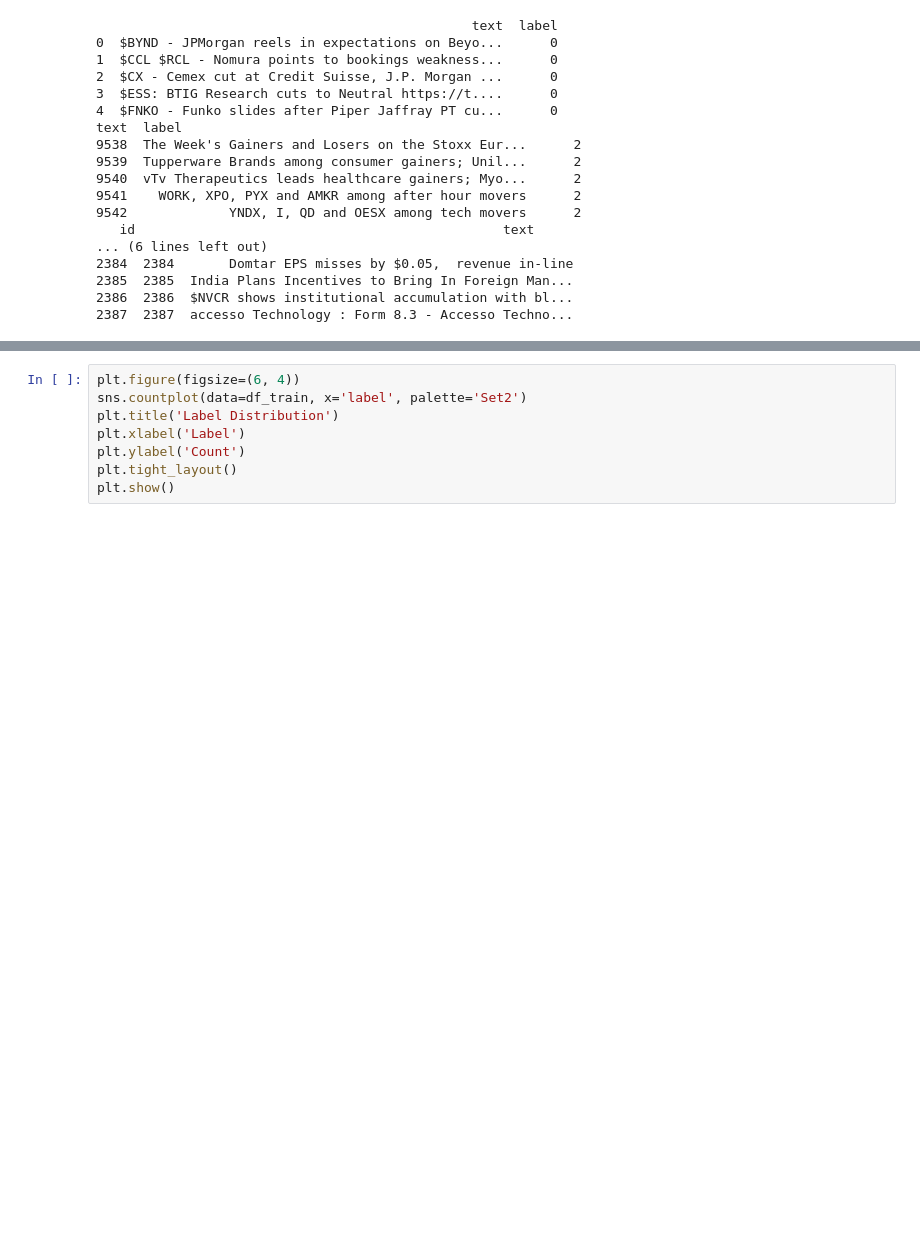
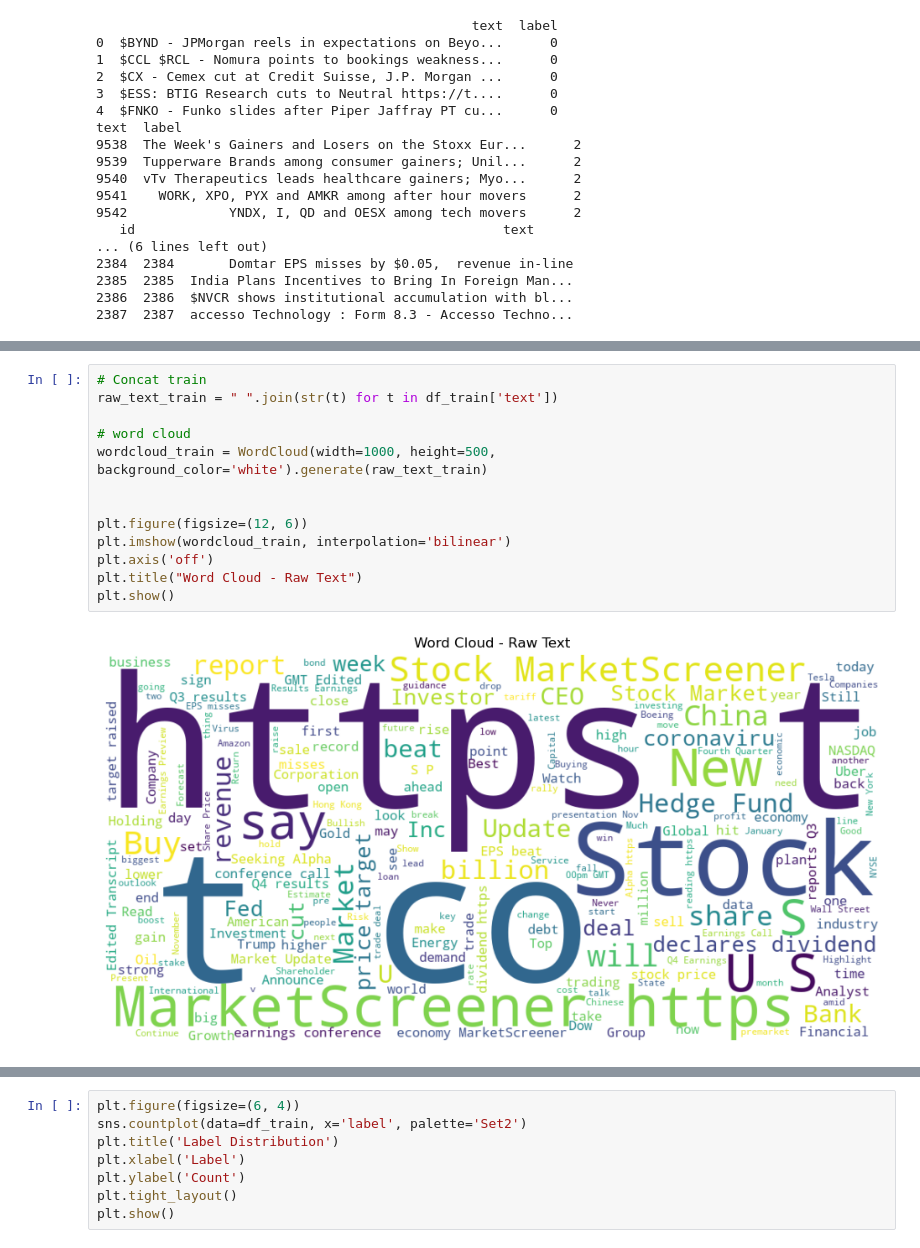
Before and after one commit to rmiranda37/text_mining_2025, a Jupyter notebook: Rafael/tm_project_rb.ipynb, the cells around one changed output, grey strips where cells are left out. Saved outputs shown, nothing was run; the diff lists cells and outputs as text; blank space fills up the shorter version.

```diff
--- a/Rafael/tm_project_rb.ipynb
+++ b/Rafael/tm_project_rb.ipynb
@@ -68,0 +128,15 @@ print(df_test.head(5), df_test.tail(5))
+# %%
+# Concat train
+raw_text_train = " ".join(str(t) for t in df_train['text'])
+
+# word cloud
+wordcloud_train = WordCloud(width=1000, height=500, background_color='white').generate(raw_text_train)
+
+
+plt.figure(figsize=(12, 6))
+plt.imshow(wordcloud_train, interpolation='bilinear')
+plt.axis('off')
+plt.title("Word Cloud - Raw Text")
+plt.show()
+# %% [output]
+[figure, added]
```
Also changed, not shown: parts of 46 cells of this notebook, 1 other file.
